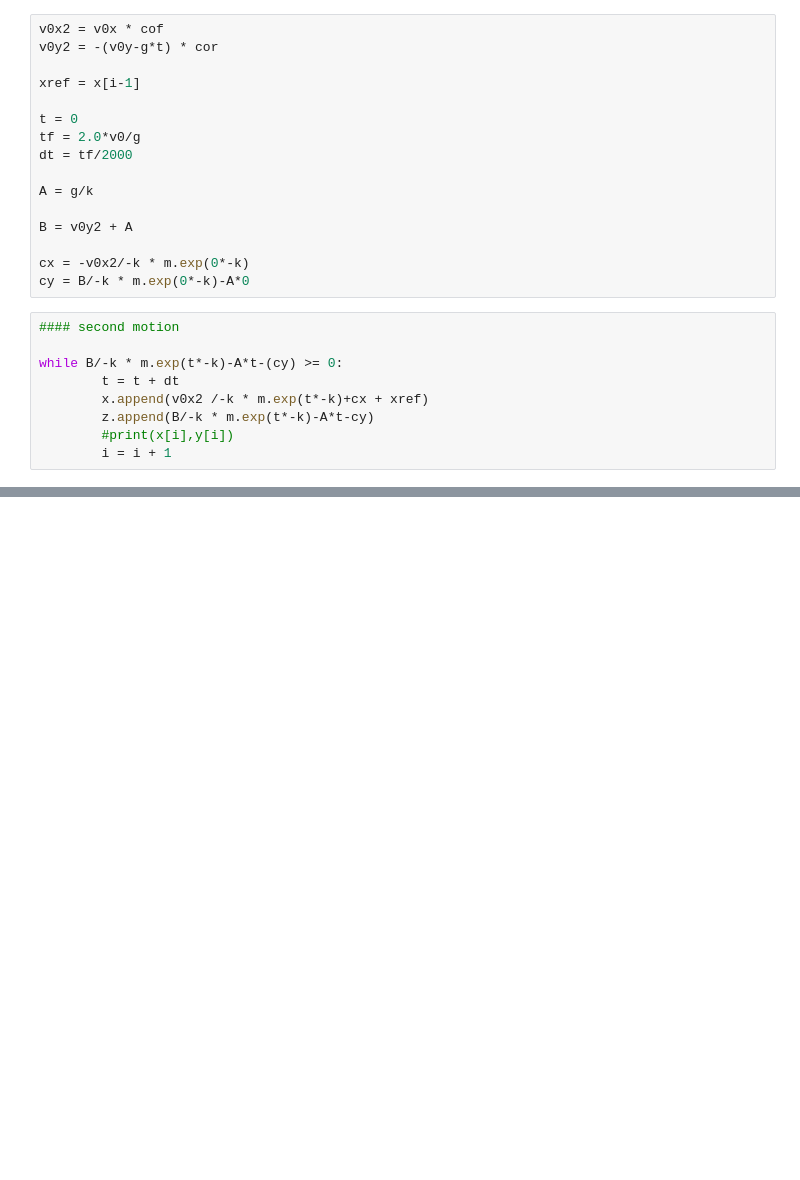
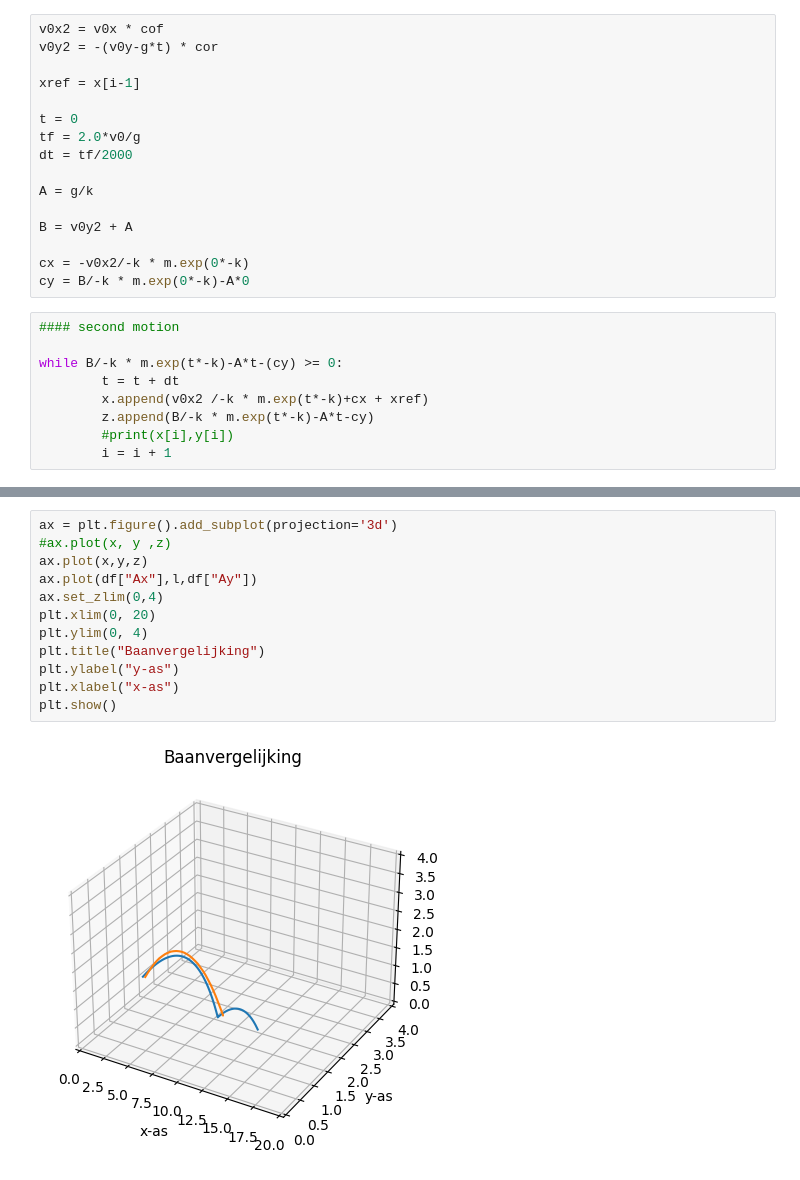
Before and after one commit to shiitprogrammer/Tennisballauncher, a Jupyter notebook: test.ipynb, the cells around one changed output, grey strips where cells are left out. Drawn from its saved outputs; the diff is of its cells as text; blank space fills up the shorter version.

```diff
--- a/test.ipynb
+++ b/test.ipynb
@@ -147,0 +159,14 @@ print(df)
+# %%
+ax = plt.figure().add_subplot(projection='3d')
+#ax.plot(x, y ,z)
+ax.plot(x,y,z)
+ax.plot(df["Ax"],l,df["Ay"])
+ax.set_zlim(0,4)
+plt.xlim(0, 20)
+plt.ylim(0, 4)
+plt.title("Baanvergelijking")
+plt.ylabel("y-as")
+plt.xlabel("x-as")
+plt.show()
+# %% [output]
+[figure, added]
```
Also changed, not shown: parts of 6 cells of this notebook, 1 other file.
